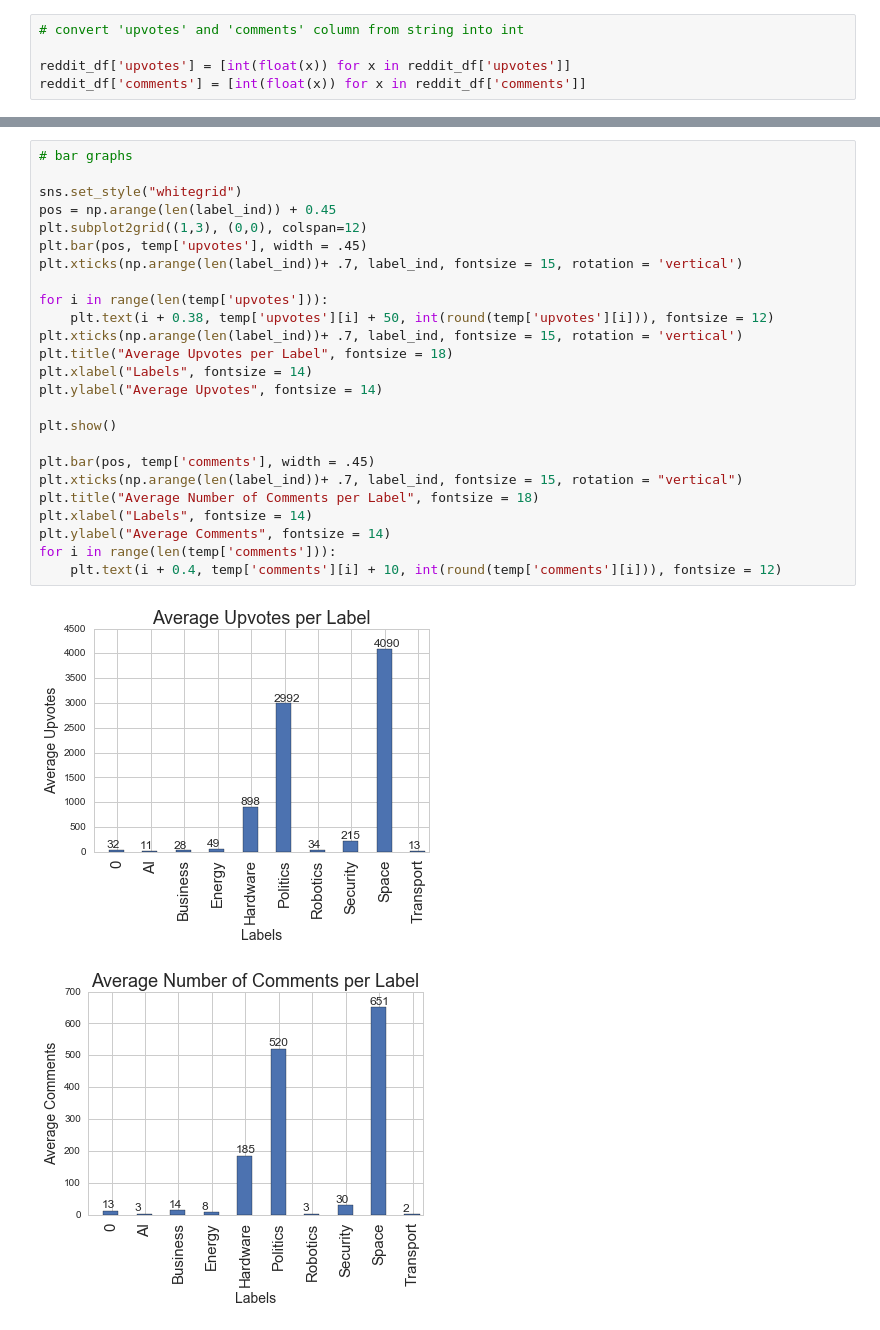
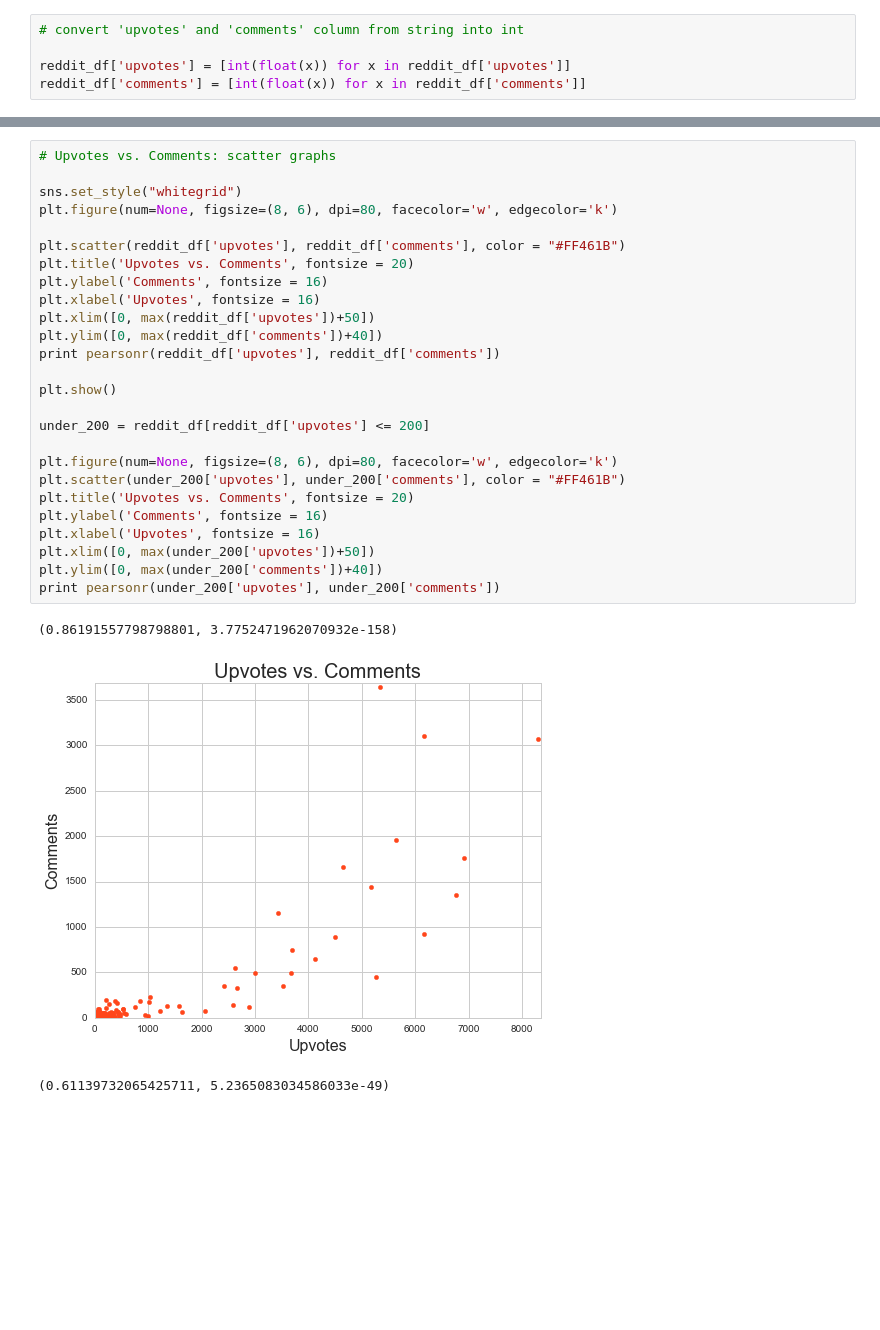
Before and after one commit to nycdatasci/bootcamp005_project, a Jupyter notebook: Project3-WebScraping/Reddit/reddit_pyCode.ipynb, the cells around one changed output, grey strips where cells are left out. Saved outputs shown, nothing was run; the diff lists cells and outputs as text; blank space fills up the shorter version.

```diff
--- a/Project3-WebScraping/Reddit/reddit_pyCode.ipynb
+++ b/Project3-WebScraping/Reddit/reddit_pyCode.ipynb
@@ -78,28 +101,30 @@ temp = reddit_df.groupby('label').mean()
-# %%
-# bar graphs
-
-sns.set_style("whitegrid")
-pos = np.arange(len(label_ind)) + 0.45
-plt.subplot2grid((1,3), (0,0), colspan=12)
-plt.bar(pos, temp['upvotes'], width = .45)
-plt.xticks(np.arange(len(label_ind))+ .7, label_ind, fontsize = 15, rotation = 'vertical')
-
-for i in range(len(temp['upvotes'])):
-    plt.text(i + 0.38, temp['upvotes'][i] + 50, int(round(temp['upvotes'][i])), fontsize = 12)
-plt.xticks(np.arange(len(label_ind))+ .7, label_ind, fontsize = 15, rotation = 'vertical')
-plt.title("Average Upvotes per Label", fontsize = 18)
-plt.xlabel("Labels", fontsize = 14)
-plt.ylabel("Average Upvotes", fontsize = 14)
-
-plt.show()
-
-plt.bar(pos, temp['comments'], width = .45)
-plt.xticks(np.arange(len(label_ind))+ .7, label_ind, fontsize = 15, rotation = "vertical")
-plt.title("Average Number of Comments per Label", fontsize = 18)
-plt.xlabel("Labels", fontsize = 14)
-plt.ylabel("Average Comments", fontsize = 14)
-for i in range(len(temp['comments'])):
-    plt.text(i + 0.4, temp['comments'][i] + 10, int(round(temp['comments'][i])), fontsize = 12)
-# %% [output]
-[figure, removed]
-[figure, removed]
+# %%
+# Upvotes vs. Comments: scatter graphs
+
+sns.set_style("whitegrid")
+plt.figure(num=None, figsize=(8, 6), dpi=80, facecolor='w', edgecolor='k')
+
+plt.scatter(reddit_df['upvotes'], reddit_df['comments'], color = "#FF461B")
+plt.title('Upvotes vs. Comments', fontsize = 20)
+plt.ylabel('Comments', fontsize = 16)
+plt.xlabel('Upvotes', fontsize = 16)
+plt.xlim([0, max(reddit_df['upvotes'])+50])
+plt.ylim([0, max(reddit_df['comments'])+40])
+print pearsonr(reddit_df['upvotes'], reddit_df['comments'])
+
+plt.show()
+
+under_200 = reddit_df[reddit_df['upvotes'] <= 200]
+
+plt.figure(num=None, figsize=(8, 6), dpi=80, facecolor='w', edgecolor='k')
+plt.scatter(under_200['upvotes'], under_200['comments'], color = "#FF461B")
+plt.title('Upvotes vs. Comments', fontsize = 20)
+plt.ylabel('Comments', fontsize = 16)
+plt.xlabel('Upvotes', fontsize = 16)
+plt.xlim([0, max(under_200['upvotes'])+50])
+plt.ylim([0, max(under_200['comments'])+40])
+print pearsonr(under_200['upvotes'], under_200['comments'])
+# %% [output]
+(0.86191557798798801, 3.7752471962070932e-158)
+[figure, added]
+(0.61139732065425711, 5.2365083034586033e-49)
```
Also changed, not shown: parts of 13 cells of this notebook.
